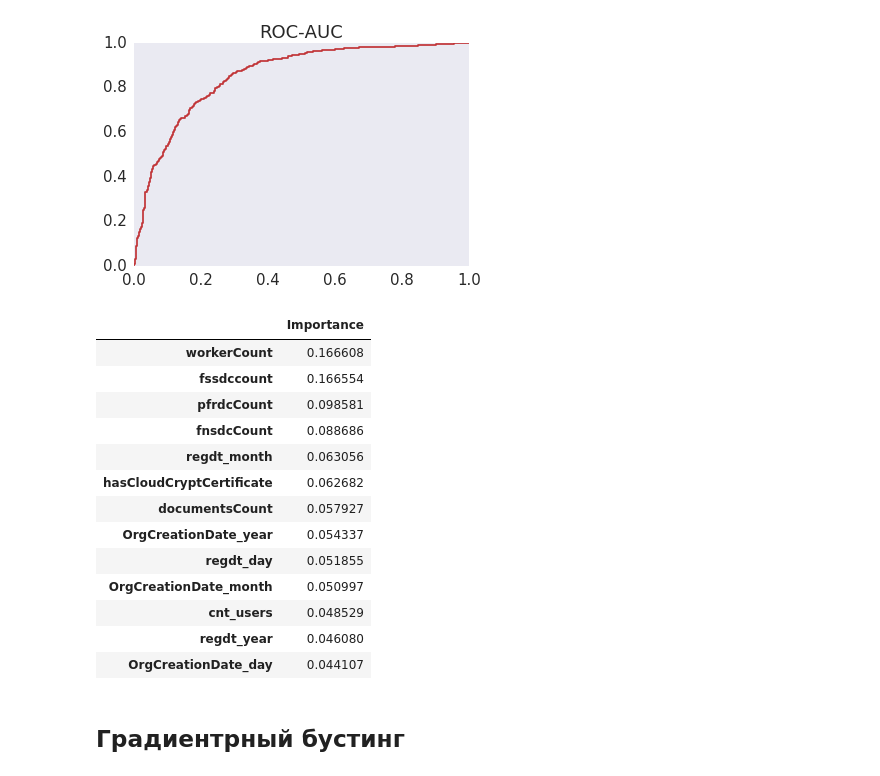
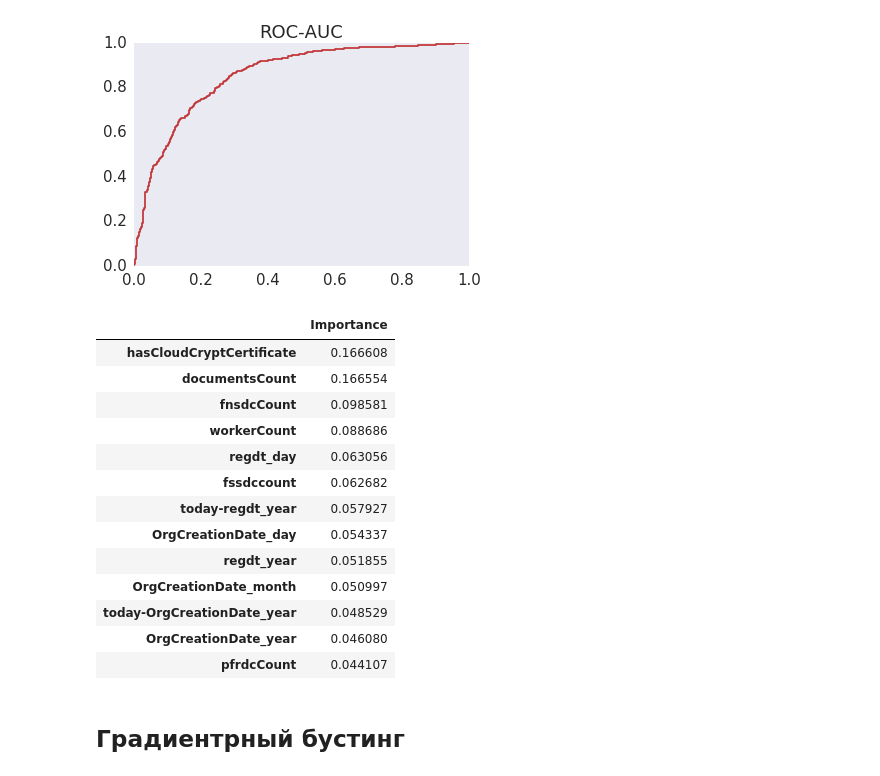
Before and after one commit to Danil328/study, a Jupyter notebook: ML/ML2.ipynb, the cells around one changed output. Saved outputs shown, nothing was run; the diff lists cells and outputs as text; code cells hidden in the pictures.

```diff
--- a/ML/ML2.ipynb
+++ b/ML/ML2.ipynb
@@ -475,25 +491,25 @@ getROC_AUC(rnd_forest,X_test,test_y)
 [figure]
 [figure]
 # %%
-features = pd.DataFrame(rnd_forest.feature_importances_,
-                        index=train_X.columns[:13],
+features2 = pd.DataFrame(rnd_forest.feature_importances_,
+                        index=features.index.tolist()[0:13],
                         columns=['Importance']).sort_values(['Importance'], ascending=False)
-features
+features2
 # %% [output]
 |  | Importance |
-| workerCount | 0.166608 |
-| fssdccount | 0.166554 |
-| pfrdcCount | 0.098581 |
-| fnsdcCount | 0.088686 |
-| regdt_month | 0.063056 |
-| hasCloudCryptCertificate | 0.062682 |
-| documentsCount | 0.057927 |
-| OrgCreationDate_year | 0.054337 |
-| regdt_day | 0.051855 |
+| hasCloudCryptCertificate | 0.166608 |
+| documentsCount | 0.166554 |
+| fnsdcCount | 0.098581 |
+| workerCount | 0.088686 |
+| regdt_day | 0.063056 |
+| fssdccount | 0.062682 |
+| today-regdt_year | 0.057927 |
+| OrgCreationDate_day | 0.054337 |
+| regdt_year | 0.051855 |
 | OrgCreationDate_month | 0.050997 |
-| cnt_users | 0.048529 |
-| regdt_year | 0.046080 |
-| OrgCreationDate_day | 0.044107 |
+| today-OrgCreationDate_year | 0.048529 |
+| OrgCreationDate_year | 0.046080 |
+| pfrdcCount | 0.044107 |
 # %% [markdown]
 ## Градиентрный бустинг
 # %% [markdown]
```
Also changed, not shown: parts of 23 cells of this notebook.
